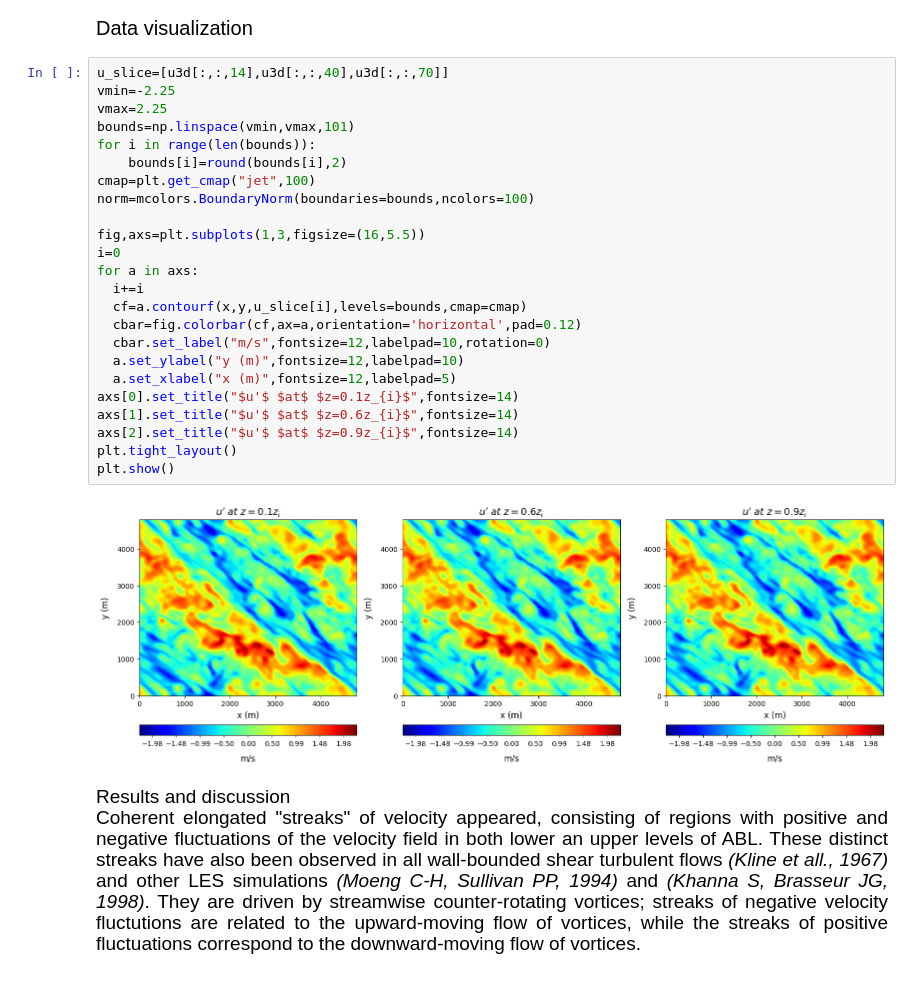
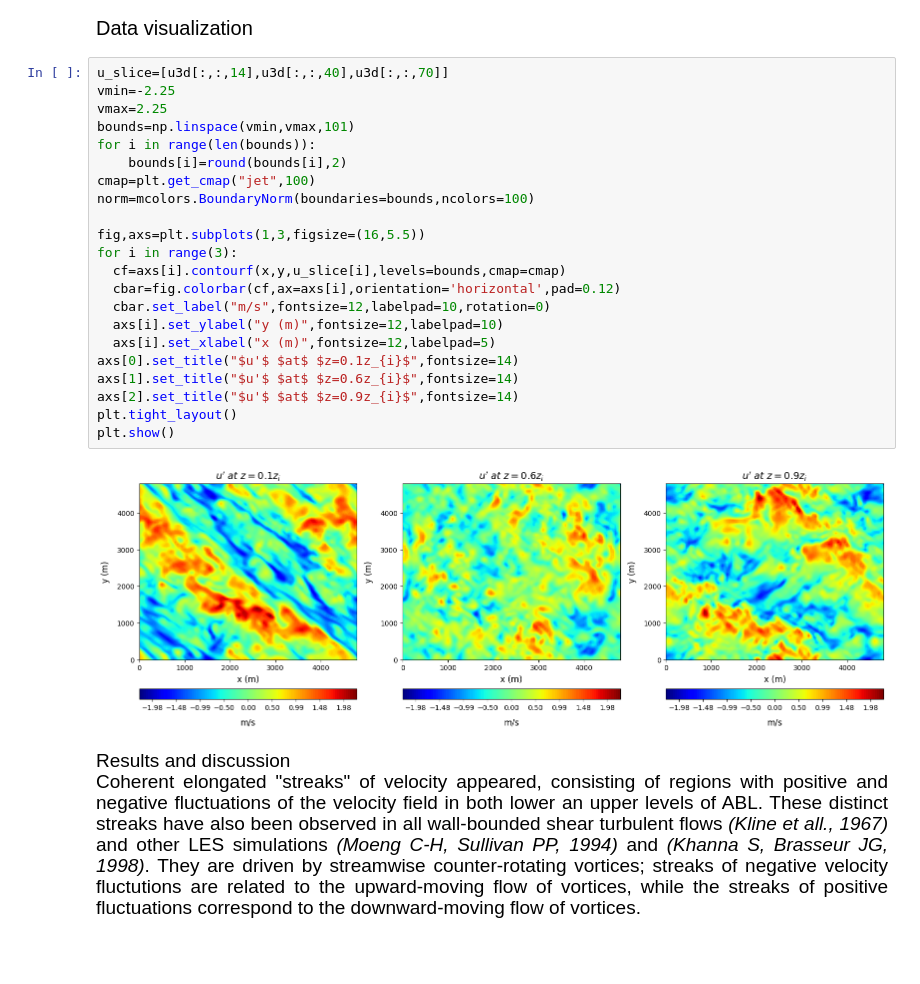
Before and after one commit to ChrisPhys97/Bachelor-Thesis, a Jupyter notebook: Data Visualization.ipynb, the cells around one changed output. Drawn from its saved outputs; the diff is of its cells as text.

```diff
--- a/Data Visualization.ipynb
+++ b/Data Visualization.ipynb
@@ -98,29 +98,27 @@ Data visualization
 # %%
 u_slice=[u3d[:,:,14],u3d[:,:,40],u3d[:,:,70]]
 vmin=-2.25
 vmax=2.25
 bounds=np.linspace(vmin,vmax,101)
 for i in range(len(bounds)):
     bounds[i]=round(bounds[i],2)
 cmap=plt.get_cmap("jet",100)
 norm=mcolors.BoundaryNorm(boundaries=bounds,ncolors=100)
 
 fig,axs=plt.subplots(1,3,figsize=(16,5.5))
-i=0
-for a in axs:
-  i+=i
-  cf=a.contourf(x,y,u_slice[i],levels=bounds,cmap=cmap)
-  cbar=fig.colorbar(cf,ax=a,orientation='horizontal',pad=0.12)
+for i in range(3):
+  cf=axs[i].contourf(x,y,u_slice[i],levels=bounds,cmap=cmap)
+  cbar=fig.colorbar(cf,ax=axs[i],orientation='horizontal',pad=0.12)
   cbar.set_label("m/s",fontsize=12,labelpad=10,rotation=0)
-  a.set_ylabel("y (m)",fontsize=12,labelpad=10)
-  a.set_xlabel("x (m)",fontsize=12,labelpad=5)
+  axs[i].set_ylabel("y (m)",fontsize=12,labelpad=10)
+  axs[i].set_xlabel("x (m)",fontsize=12,labelpad=5)
 axs[0].set_title("$u'$ $at$ $z=0.1z_{i}$",fontsize=14)
 axs[1].set_title("$u'$ $at$ $z=0.6z_{i}$",fontsize=14)
 axs[2].set_title("$u'$ $at$ $z=0.9z_{i}$",fontsize=14)
 plt.tight_layout()
 plt.show()
 # %% [output]
-[figure, old version]
+[figure, new version]
 # %% [markdown]
 <div style="text-align: justify;
 text-justify: inter-word; font-size: 19px;">
```
